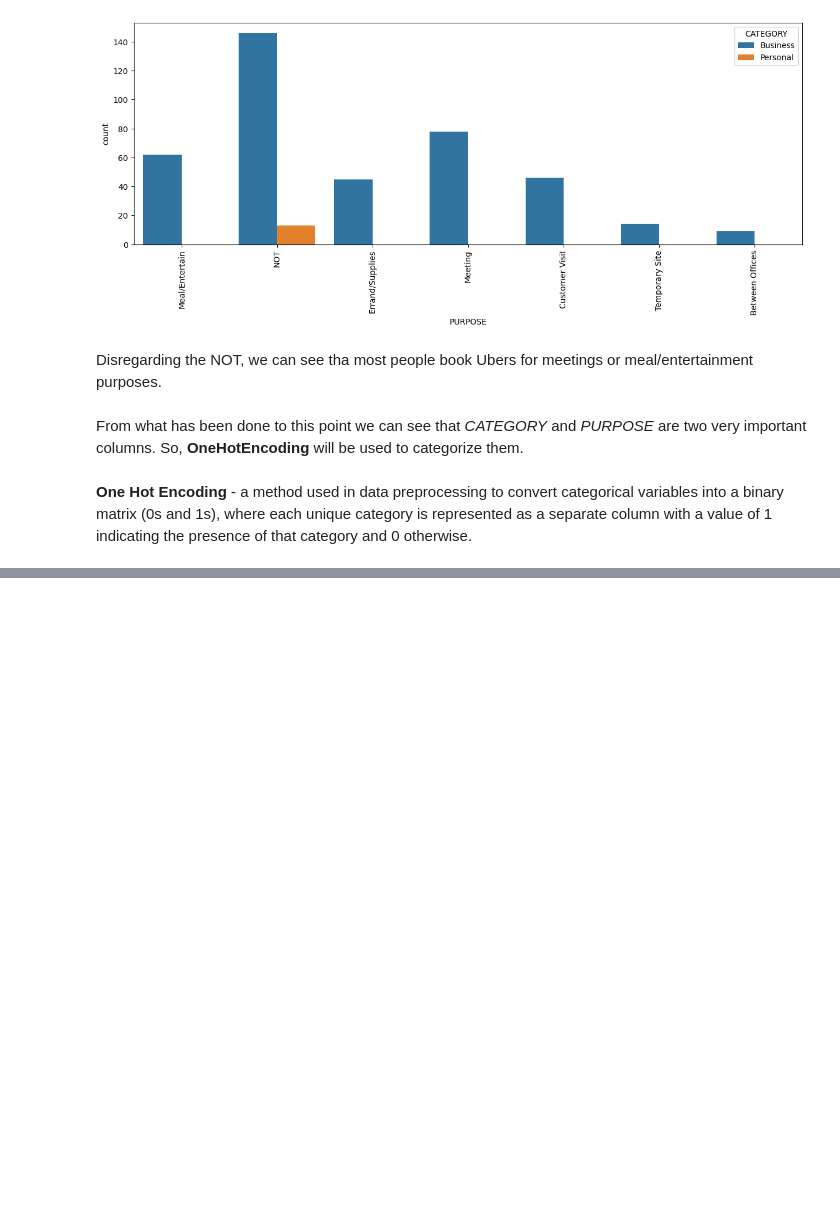
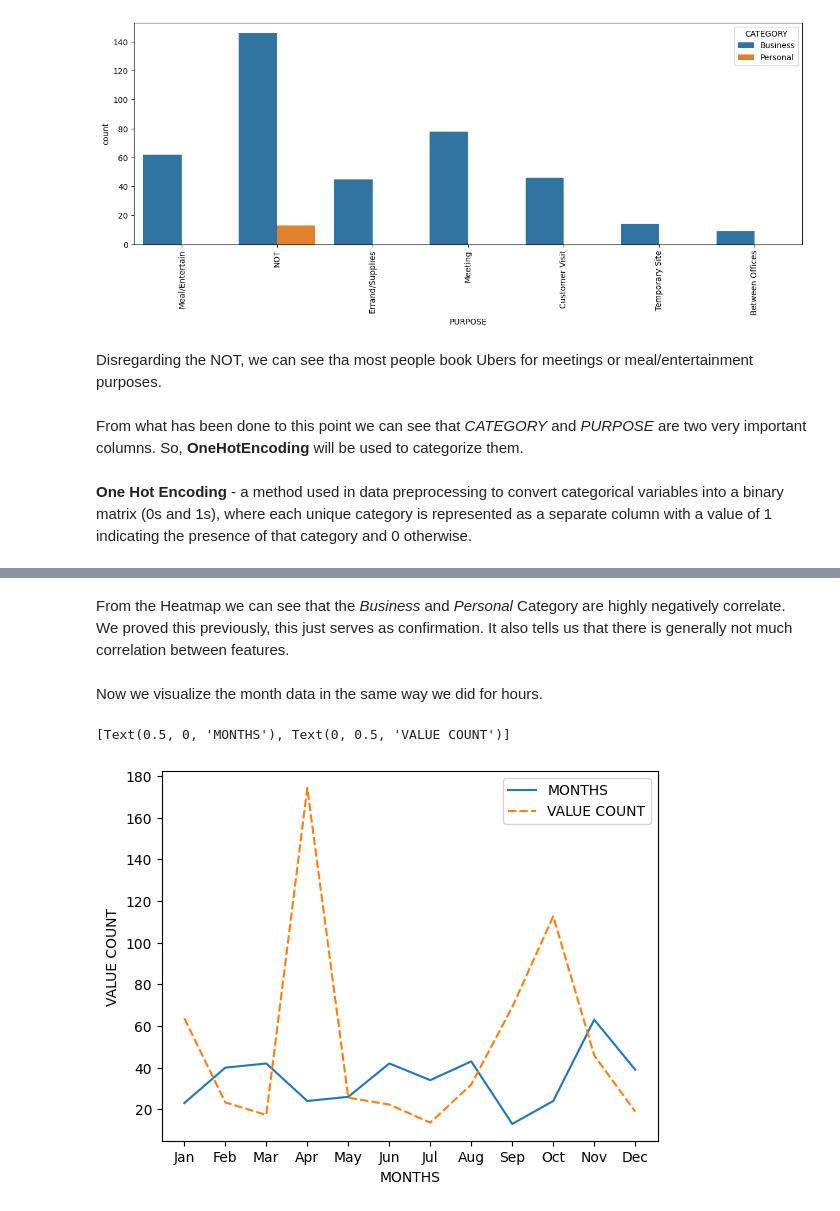
Before and after one commit to Jorwin-dev/data-analysis, a Jupyter notebook: Uber-Rides/main.ipynb, the cells around one changed output, grey strips where cells are left out. Saved outputs shown, nothing was run; the diff lists cells and outputs as text; code cells hidden in the pictures; blank space fills up the shorter version.

```diff
--- a/Uber-Rides/main.ipynb
+++ b/Uber-Rides/main.ipynb
@@ -190,0 +204,20 @@ Index(['START_DATE', 'END_DATE', 'START', 'STOP', 'MILES', 'date', 'time',
+# %% [markdown]
+From the Heatmap we can see that the *Business* and *Personal* Category are highly negatively correlate. We proved this previously, this just serves as confirmation. It also tells us that there is generally not much correlation between features.
+# %% [markdown]
+Now we visualize the month data in the same way we did for hours.
+# %%
+dataset['MONTH'] = pd.DatetimeIndex(dataset['START_DATE']).month
+month_label = {1.0: 'Jan', 2.0:'Feb', 3.0:'Mar', 4.0:'Apr', 5.0:'May', 6.0:'Jun', 7.0:'Jul', 8.0:'Aug', 9.0:'Sep', 10.0:'Oct', 11.0:'Nov', 12.0: 'Dec'}
+dataset["MONTH"] = dataset.MONTH.map(month_label)
+
+mon = dataset.MONTH.value_counts(sort=False)
+
+# Month total rides count vs Month ride max count
+df = pd.DataFrame({"MONTHS": mon.values,
+                   "VALUE COUNT": dataset.groupby('MONTH', sort=False)['MILES'].max()})
+
+p = sns.lineplot(data=df)
+p.set(xlabel="MONTHS", ylabel="VALUE COUNT")
+# %% [output]
+[Text(0.5, 0, 'MONTHS'), Text(0, 0.5, 'VALUE COUNT')]
+[figure, added]
```
Also changed, not shown: parts of 14 cells of this notebook, 1 other file.
